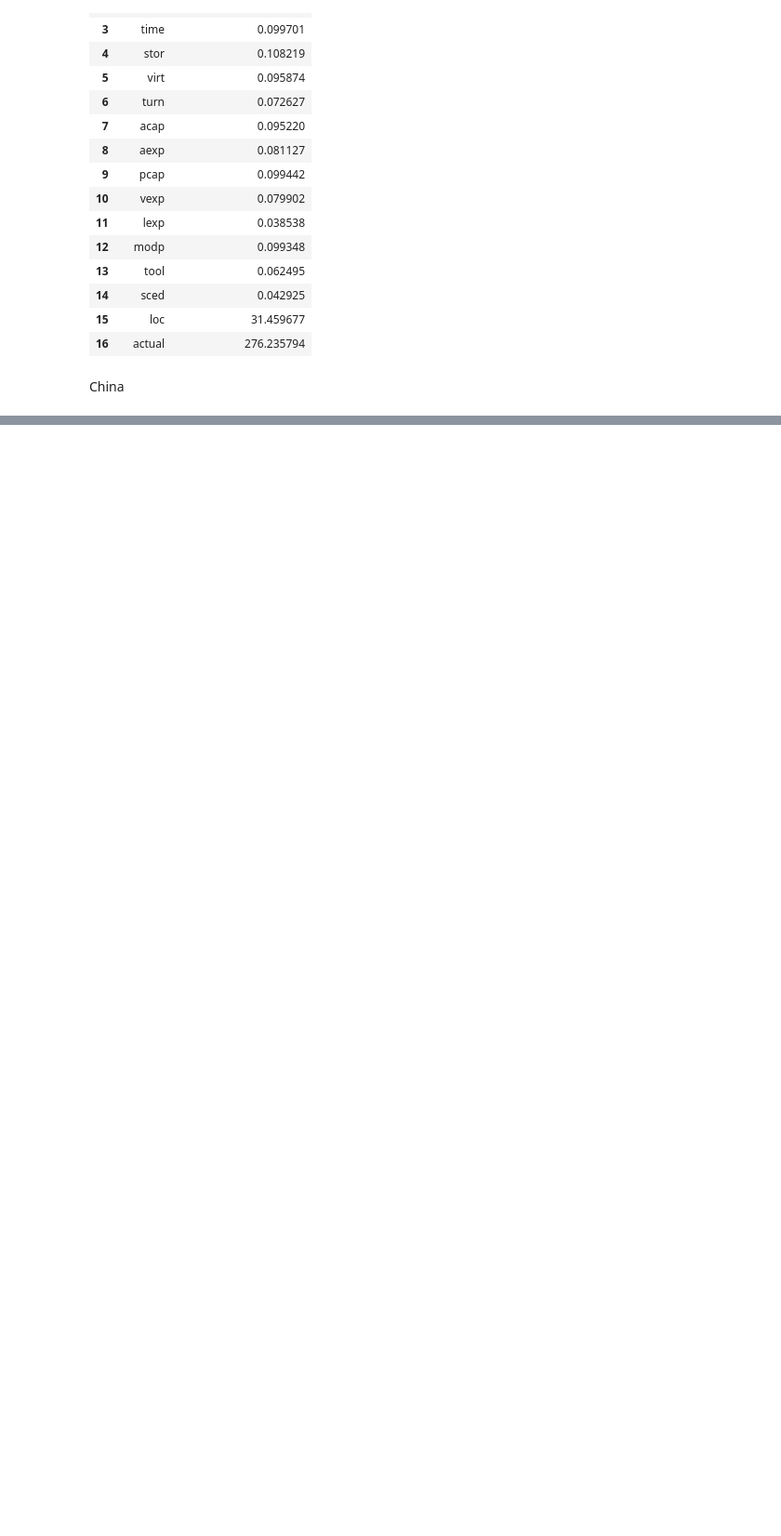
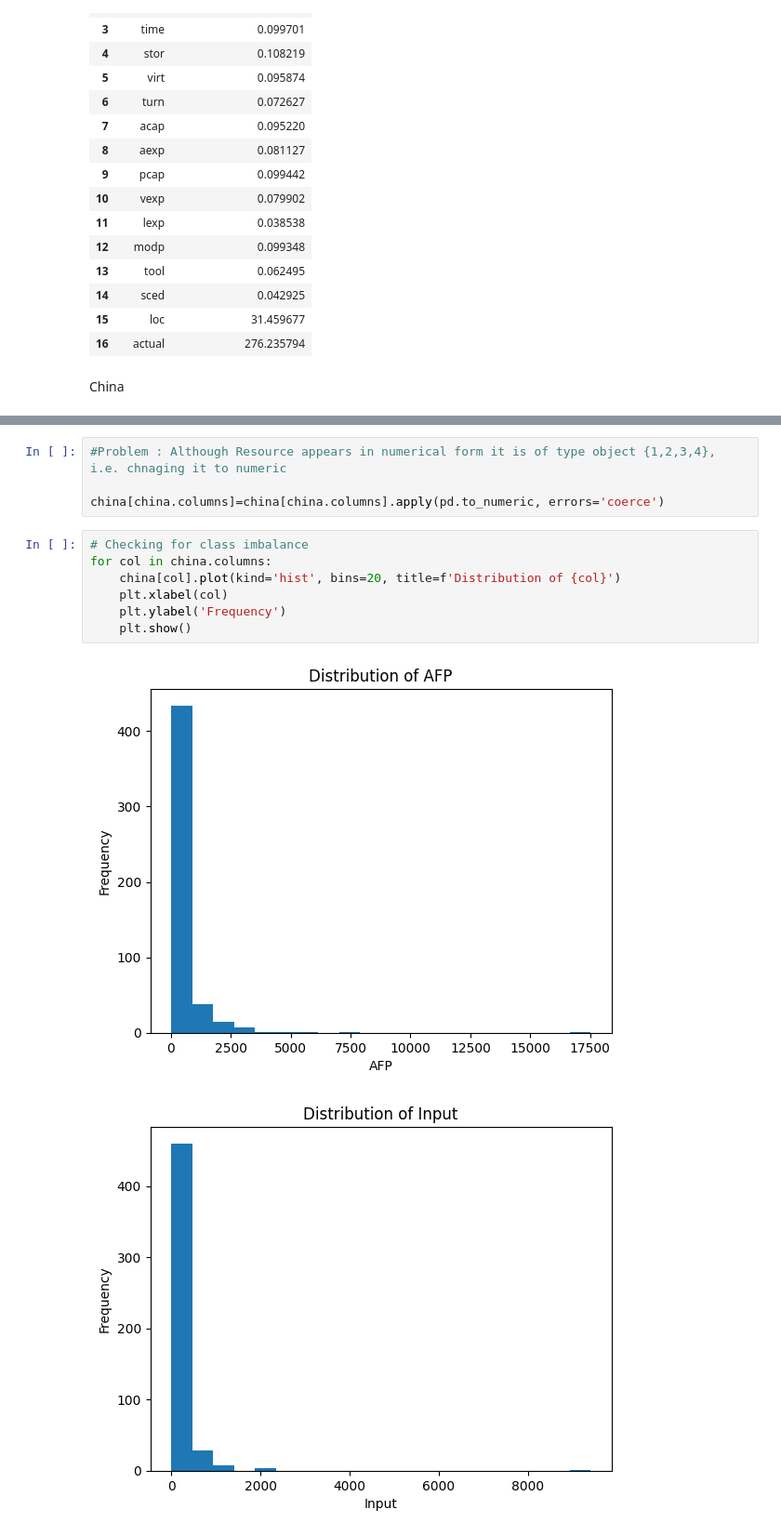
Before and after one commit to Vaishali054/Estimation-Model-for-Software-Development, a Jupyter notebook: DataAnalysis.ipynb, the cells around one changed output, grey strips where cells are left out. Shown at 93% size. Saved outputs shown, nothing was run; the diff lists cells and outputs as text; blank space fills up the shorter version.

```diff
--- a/DataAnalysis.ipynb
+++ b/DataAnalysis.ipynb
@@ -491,0 +648,14 @@ China
+# %%
+#Problem : Although Resource appears in numerical form it is of type object {1,2,3,4}, i.e. chnaging it to numeric
+
+china[china.columns]=china[china.columns].apply(pd.to_numeric, errors='coerce')
+# %%
+# Checking for class imbalance
+for col in china.columns:
+    china[col].plot(kind='hist', bins=20, title=f'Distribution of {col}')
+    plt.xlabel(col)
+    plt.ylabel('Frequency')
+    plt.show()
+# %% [output]
+[figure, added]
+[figure, added]
```
Also changed, not shown: parts of 21 cells of this notebook.
